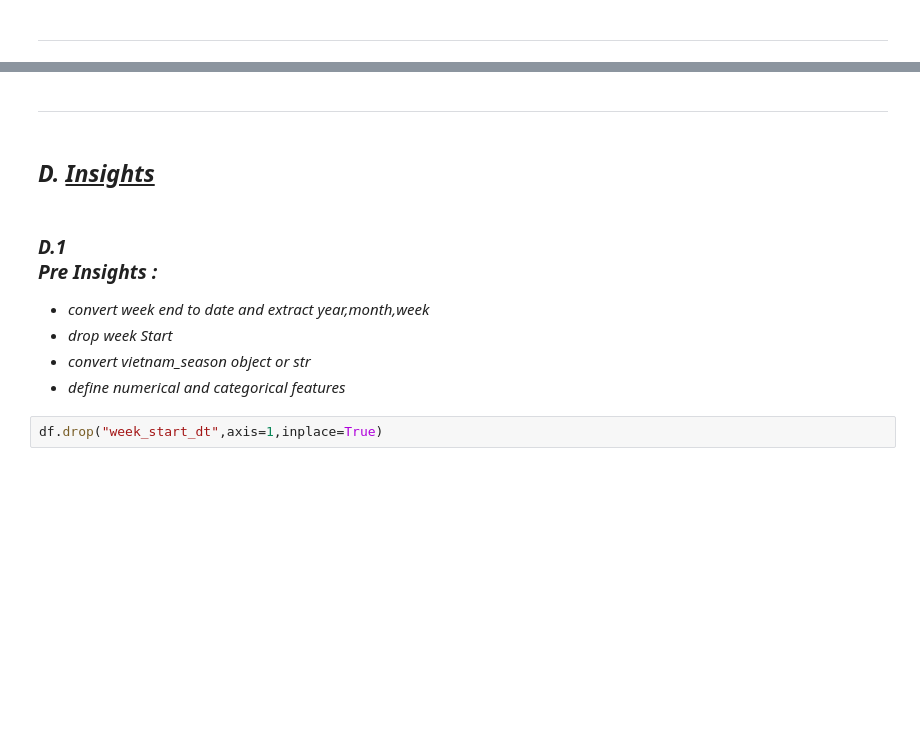
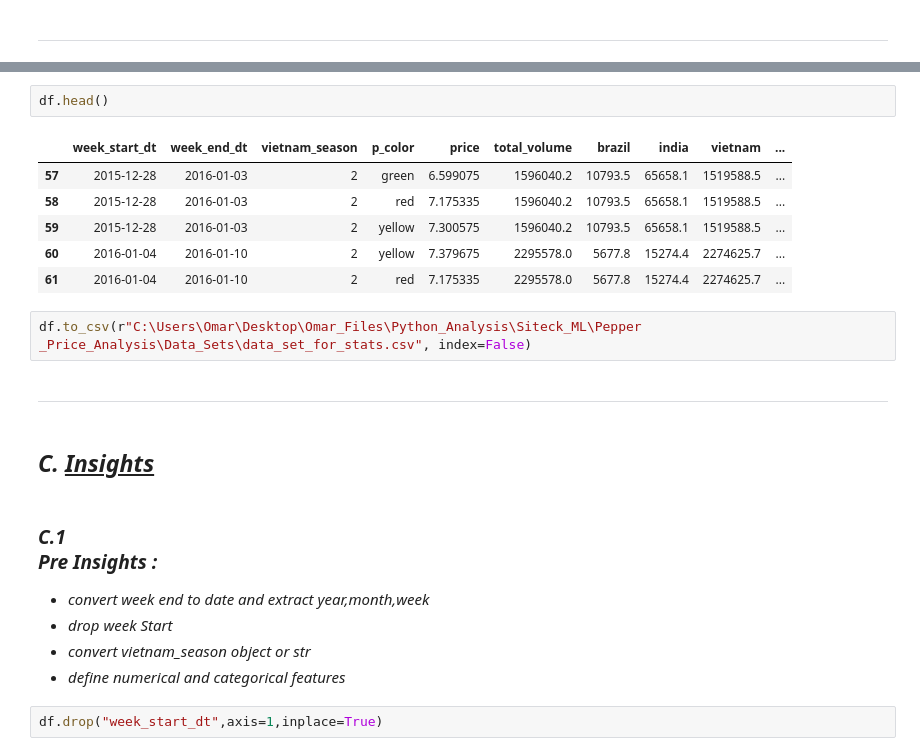
Before and after one commit to omars1234/TimeSeries_ML, a Jupyter notebook: Pepper _Price_Analysis/notebooks/Data_Preperation_and_expoloration.ipynb, the cells around one changed output, grey strips where cells are left out. Cells and saved outputs as stored; diff of their text form; blank space fills up the shorter version.

```diff
--- a/Pepper _Price_Analysis/notebooks/Data_Preperation_and_expoloration.ipynb
+++ b/Pepper _Price_Analysis/notebooks/Data_Preperation_and_expoloration.ipynb
@@ -322,9 +193,20 @@ tukey.plot_simultaneous();
+# %%
+df.head()
+# %% [output]
+|  | week_start_dt | week_end_dt | vietnam_season | p_color | price | total_volume | brazil | india | vietnam | ... |
+| 57 | 2015-12-28 | 2016-01-03 | 2 | green | 6.599075 | 1596040.2 | 10793.5 | 65658.1 | 1519588.5 | ... |
+| 58 | 2015-12-28 | 2016-01-03 | 2 | red | 7.175335 | 1596040.2 | 10793.5 | 65658.1 | 1519588.5 | ... |
+| 59 | 2015-12-28 | 2016-01-03 | 2 | yellow | 7.300575 | 1596040.2 | 10793.5 | 65658.1 | 1519588.5 | ... |
+| 60 | 2016-01-04 | 2016-01-10 | 2 | yellow | 7.379675 | 2295578.0 | 5677.8 | 15274.4 | 2274625.7 | ... |
+| 61 | 2016-01-04 | 2016-01-10 | 2 | red | 7.175335 | 2295578.0 | 5677.8 | 15274.4 | 2274625.7 | ... |
+# %%
+df.to_csv(r"C:\Users\Omar\Desktop\Omar_Files\Python_Analysis\Siteck_ML\Pepper _Price_Analysis\Data_Sets\data_set_for_stats.csv", index=False)
 # %% [markdown]
 ---
 # %% [markdown]
-## *D.* <U>*Insights*</U>
+## *C.* <U>*Insights*</U>
 # %% [markdown]
-### *D.1<BR>Pre Insights :*
+### *C.1<BR>Pre Insights :*
 * *convert week end to date and extract year,month,week*
 * *drop week Start*
 * *convert vietnam_season object or str*
```
Also changed, not shown: parts of 38 cells of this notebook.
